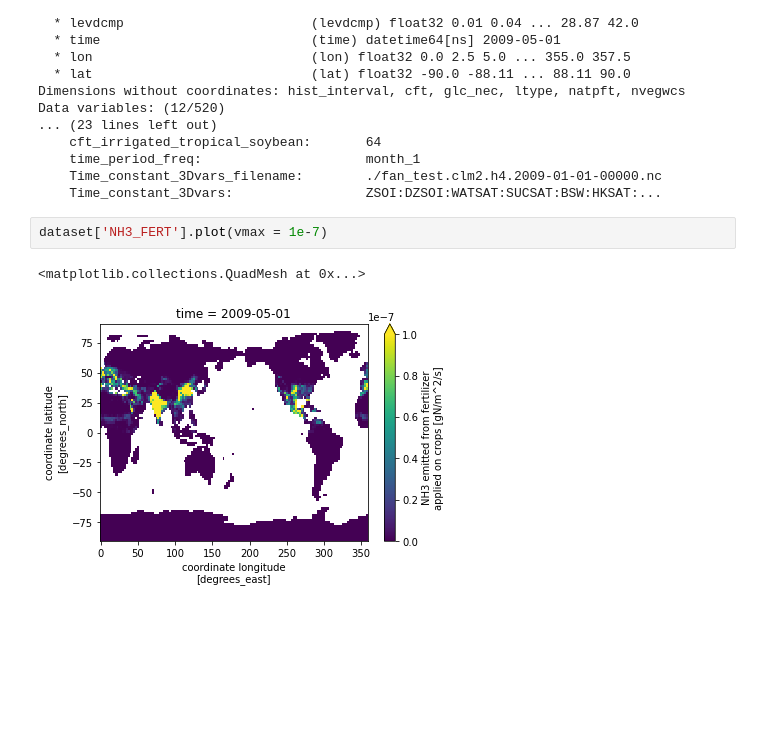
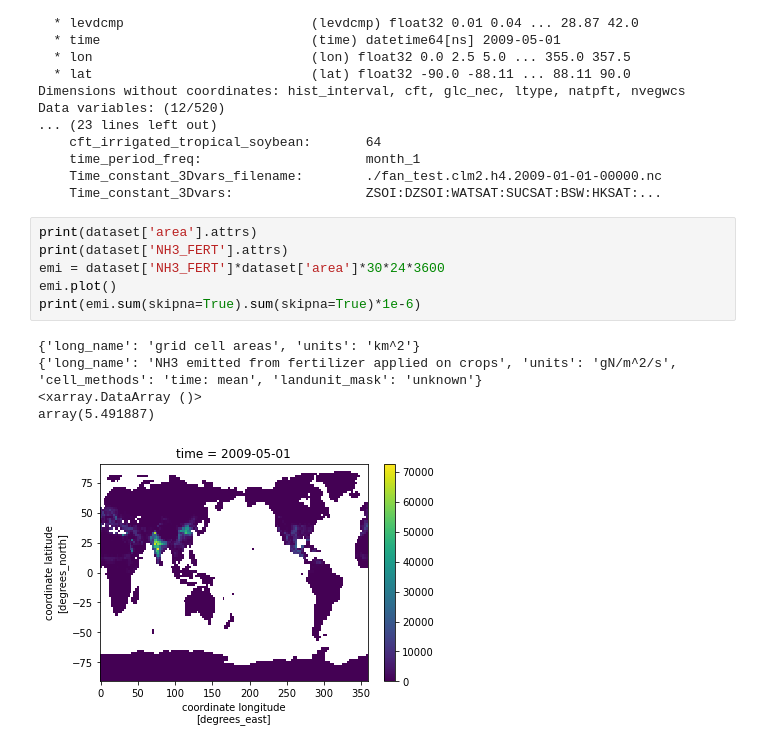
Before and after one commit to jinmuluo/pymaps, a Jupyter notebook: fan_graph.ipynb, the cells around one changed output. Cells and saved outputs as stored; diff of their text form; blank space fills up the shorter version.

Commit message:
Normal updates of graphing

```diff
--- a/fan_graph.ipynb
+++ b/fan_graph.ipynb
@@ -28,10 +28,17 @@ Data variables: (12/520)
     Time_constant_3Dvars_filename:        ./fan_test.clm2.h4.2009-01-01-00000.nc
     Time_constant_3Dvars:                 ZSOI:DZSOI:WATSAT:SUCSAT:BSW:HKSAT:...
 # %%
-dataset['NH3_FERT'].plot(vmax = 1e-7)
+print(dataset['area'].attrs)
+print(dataset['NH3_FERT'].attrs)
+emi = dataset['NH3_FERT']*dataset['area']*30*24*3600
+emi.plot()
+print(emi.sum(skipna=True).sum(skipna=True)*1e-6)
 # %% [output]
-<matplotlib.collections.QuadMesh at 0x...>
+{'long_name': 'grid cell areas', 'units': 'km^2'}
+{'long_name': 'NH3 emitted from fertilizer applied on crops', 'units': 'gN/m^2/s', 'cell_methods': 'time: mean', 'landunit_mask': 'unknown'}
+<xarray.DataArray ()>
+array(5.491887)
-[figure, old version]
+[figure, new version]
 # %%
 dataset['NPP'].plot()
 # %% [output]
```
Also changed, not shown: parts of 1 cell of this notebook.
